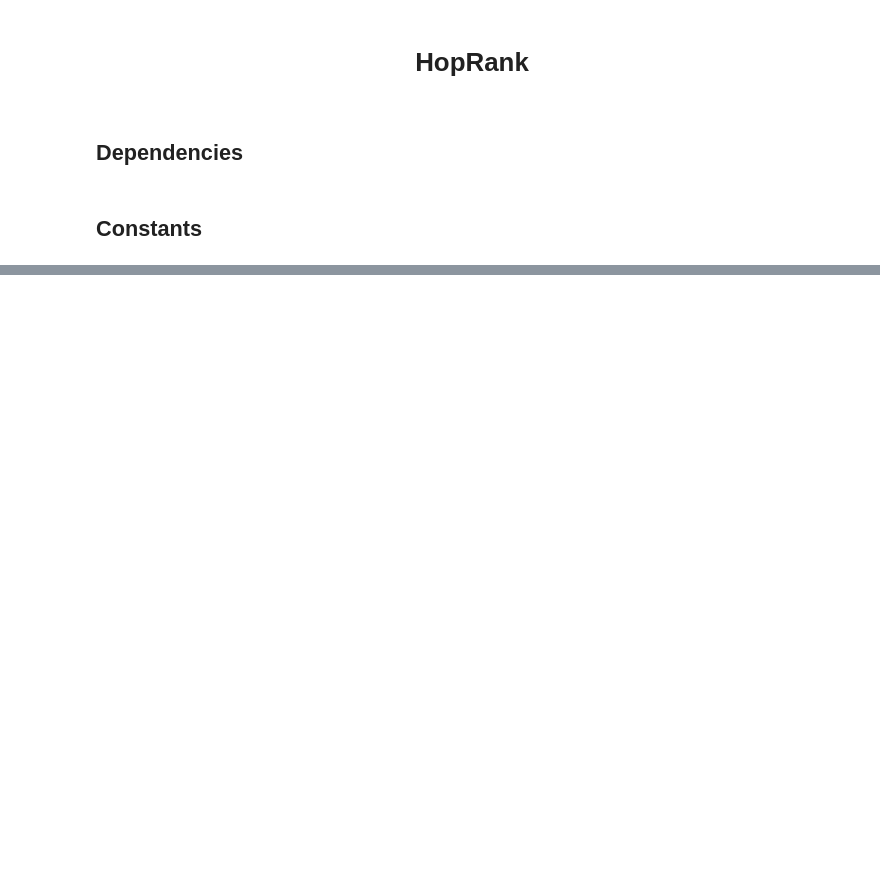
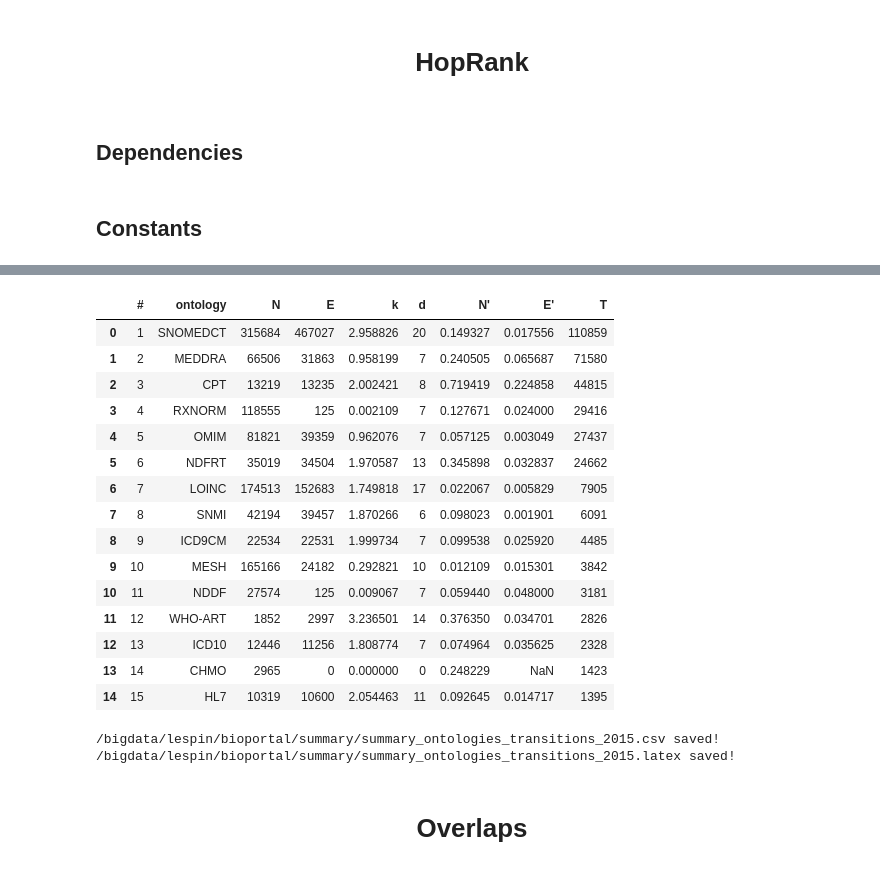
Before and after one commit to gesiscss/HopRank, a Jupyter notebook: HopRank.ipynb, the cells around one changed output, grey strips where cells are left out. Drawn from its saved outputs; the diff is of its cells as text; code cells hidden in the pictures; blank space fills up the shorter version.

```diff
--- a/HopRank.ipynb
+++ b/HopRank.ipynb
@@ -48,6 +64,7 @@ ON = 'ontology'
 ONTOLOGY_ROOT = '/bigdata/lespin/datasets/bioportal/ontologies'
 ONTOLOGY_GRAPH_OUTPUT = '/bigdata/lespin/bioportal/ontologies/graph'
 ONTOLOGY_ADJACENCY_OUTPUT = '/bigdata/lespin/bioportal/ontologies/matrix'
+ONTOLOGY_HOPS_OUTPUT = '/bigdata/lespin/bioportal/ontologies/hops'
 ONTOLOGY_NODES_OUTPUT = '/bigdata/lespin/bioportal/ontologies/nodes'
 
 CS = 'clickstream'
@@ -60,10 +77,15 @@ TRANS_GRAPH_OUTPUT = '/bigdata/lespin/bioportal/transitions/graph'
 TRANS_ADJACENCY_OUTPUT = '/bigdata/lespin/bioportal/transitions/matrix'
 TRANS_NODES_OUTPUT = '/bigdata/lespin/bioportal/transitions/nodes'
 
+SU = 'summary'
 LOG_OUTPUT = '/bigdata/lespin/bioportal/logs'
 PLOTS_OUTPUT = '/bigdata/lespin/bioportal/plots'
+SUMMARY_OUTPUT = '/bigdata/lespin/bioportal/summary'
 YEAR = '2015'
 
 LAG_BREAK_IN_MINUTES = 60
 MIN_SESSION_LENGTH = 2
 MIN_REQ = 1000
+MIN_TRANSITIONS = 1000
+
+MAXKHOPS = 21
@@ -69,0 +132,38 @@ MIN_REQ = 1000
+# %%
+df_onto = df_onto[['#','ontology','N','E','k','d',"N'","E'",'T']]
+df_onto
+# %% [output]
+|  | # | ontology | N | E | k | d | N' | E' | T |
+| 0 | 1 | SNOMEDCT | 315684 | 467027 | 2.958826 | 20 | 0.149327 | 0.017556 | 110859 |
+| 1 | 2 | MEDDRA | 66506 | 31863 | 0.958199 | 7 | 0.240505 | 0.065687 | 71580 |
+| 2 | 3 | CPT | 13219 | 13235 | 2.002421 | 8 | 0.719419 | 0.224858 | 44815 |
+| 3 | 4 | RXNORM | 118555 | 125 | 0.002109 | 7 | 0.127671 | 0.024000 | 29416 |
+| 4 | 5 | OMIM | 81821 | 39359 | 0.962076 | 7 | 0.057125 | 0.003049 | 27437 |
+| 5 | 6 | NDFRT | 35019 | 34504 | 1.970587 | 13 | 0.345898 | 0.032837 | 24662 |
+| 6 | 7 | LOINC | 174513 | 152683 | 1.749818 | 17 | 0.022067 | 0.005829 | 7905 |
+| 7 | 8 | SNMI | 42194 | 39457 | 1.870266 | 6 | 0.098023 | 0.001901 | 6091 |
+| 8 | 9 | ICD9CM | 22534 | 22531 | 1.999734 | 7 | 0.099538 | 0.025920 | 4485 |
+| 9 | 10 | MESH | 165166 | 24182 | 0.292821 | 10 | 0.012109 | 0.015301 | 3842 |
+| 10 | 11 | NDDF | 27574 | 125 | 0.009067 | 7 | 0.059440 | 0.048000 | 3181 |
+| 11 | 12 | WHO-ART | 1852 | 2997 | 3.236501 | 14 | 0.376350 | 0.034701 | 2826 |
+| 12 | 13 | ICD10 | 12446 | 11256 | 1.808774 | 7 | 0.074964 | 0.035625 | 2328 |
+| 13 | 14 | CHMO | 2965 | 0 | 0.000000 | 0 | 0.248229 | NaN | 1423 |
+| 14 | 15 | HL7 | 10319 | 10600 | 2.054463 | 11 | 0.092645 | 0.014717 | 1395 |
+# %%
+fn = os.path.join(SUMMARY_OUTPUT,'summary_ontologies_transitions_{}.{}'.format(YEAR,'csv'))
+df_onto.to_csv(fn, index=None)
+print('{} saved!'.format(fn))
+
+fn = os.path.join(SUMMARY_OUTPUT,'summary_ontologies_transitions_{}.{}'.format(YEAR,'latex'))
+txt = df_onto.to_latex(index=False, float_format=lambda x: '%.2f' % x, bold_rows=[0])
+with open(fn, 'w') as f:
+    f.write(txt)
+    f.write('\n')
+print('{} saved!'.format(fn))
+# %% [output]
+/bigdata/lespin/bioportal/summary/summary_ontologies_transitions_2015.csv saved!
+/bigdata/lespin/bioportal/summary/summary_ontologies_transitions_2015.latex saved!
+# %% [markdown]
+<div style='text-align:center;'>
+<h1>Overlaps</h1>
+</div>
```
Also changed, not shown: parts of 7 cells of this notebook, 5 other files.
